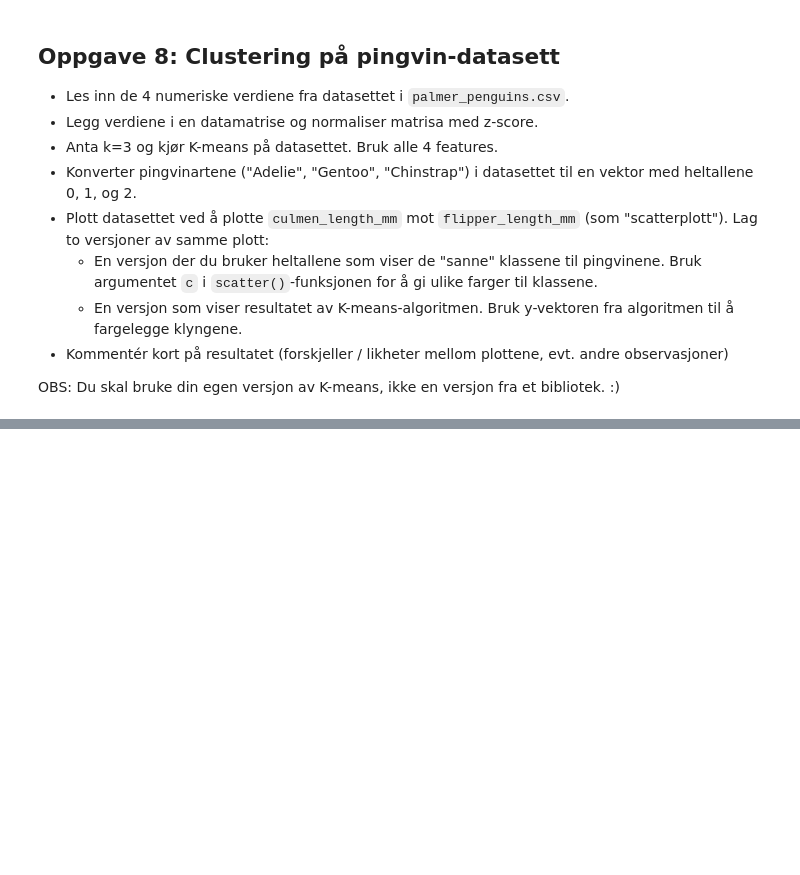
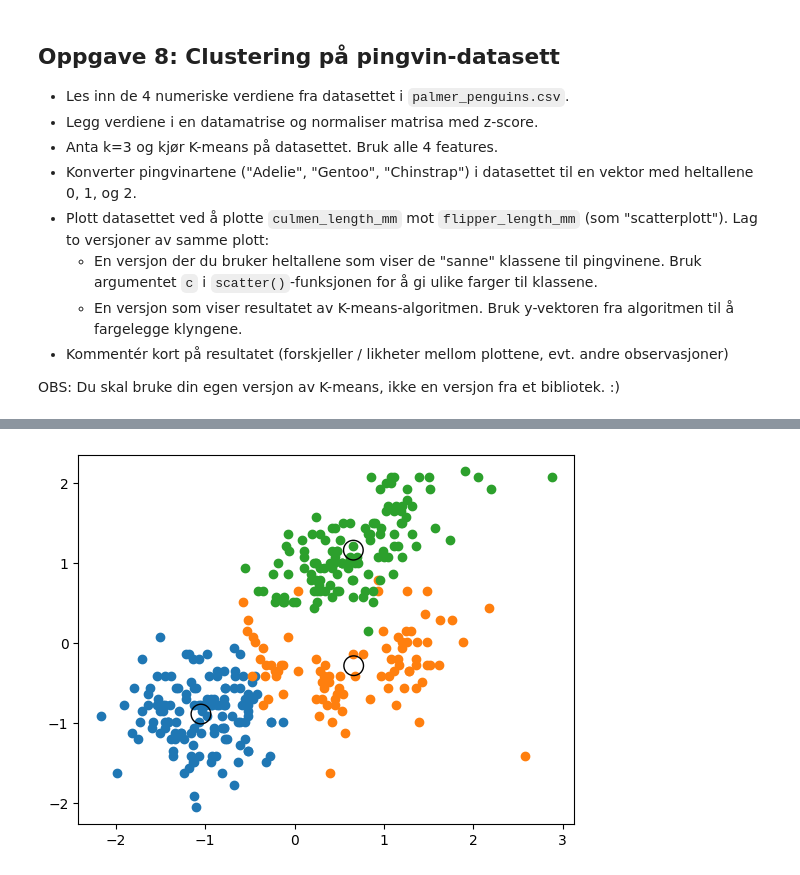
Before and after one commit to eiriktenno/DTE-2602-H24, a Jupyter notebook: ng6_clustering/clustering.ipynb, the cells around one changed output, grey strips where cells are left out. Saved outputs shown, nothing was run; the diff lists cells and outputs as text; code cells hidden in the pictures; blank space fills up the shorter version.

```diff
--- a/ng6_clustering/clustering.ipynb
+++ b/ng6_clustering/clustering.ipynb
@@ -314,8 +314,11 @@ def calculate_new_centroids(X: NDArray, y: NDArray) -> NDArray:
 
     for i in range(k):
         y_k = np.where(y == i)
-        #print(y_k)
-        C[i,:] = np.mean(X[y_k], axis=0)
+
+        if np.all(np.isnan(X[y_k])): # Denne er gjennomført med hjelp fra ChatGPT.
+            C[i,:] = np.full(X.shape[1], np.nan)
+        else:
+            C[i,:] = np.nanmean(X[y_k], axis=0)
     return C
 # %%
 %%ipytest
@@ -519,7 +522,7 @@ def read_from_csv(csv_file_path: Path | str, delimiter: str):
         content = []
         for x in csv_reader:
             content.append(x)
-    return header, content
+    return np.array(header), np.array(content)
 
 def is_number(element):
     try:
@@ -528,32 +531,65 @@ def is_number(element):
     except ValueError:
         return False
 
-def slice_numbers_from_content(header, content, numeric_columns):
-    data = np.array(content)
-
+def check_content_is_in_matrix(header, desired_values):
+    check_list = []
     for i in range(len(header)):
-        if header[i] in numeric_columns:
-            for j in range(len
-            #print((data[:, i]))
-            content[:, i] = (data[:, i])
-    print(content)
+        if header[i] in desired_values:
+            check_list.append(True)
+        else:
+            check_list.append(False)
+    return check_list
 
 
-def normalize_data(header, content_raw):
-    #content = np.array(content_raw, dtype='f')
-    col_length = len(content_raw[0])
-    row_length = len(content_raw)
+def replace_NA(X):
+    for i in range(len(X)):
+        for j in range(len(X[i])):
+            if X[i][j] == 'NA':
+                X[i][j] = np.nan
+    return X
 
-    for i in range(row_length):
-        if type(content_raw[i]) is float:
-            #print(content_raw[i])
-            pass
+
+def normalize_data(X):
+    length = len(X[1,:])
+
+    X = np.array(X, dtype='f')
+
+    for i in range(length):
+        std = np.nanstd(X[:, i])
+        mean = np.nanmean(X[:, i])
+        for z in range(len(X[:, i])):
+            X[:, i][z] = ((X[:, i][z] - mean)/std)
+    return X
 
 header, content = read_from_csv('palmer_penguins.csv', ',')
-numeric_columns = ['culmen_length_mm', 'culmen_depth_mm', 'flipper_length_mm', 'body_mass_g']
-numeric_content = slice_numbers_from_content(header, content, numeric_columns)
-content = normalize_data(header, content)
-#normalize_data(header, content)
-#print(f'HEADER: {header}')
-#print(f'FIRST ROW: {content[0]}')
+numeric_columns = np.array(['culmen_length_mm', 'culmen_depth_mm', 'flipper_length_mm', 'body_mass_g'])
+check_list = check_content_is_in_matrix(header, numeric_columns)
+content = replace_NA(content[:, check_list])
+content = normalize_data(content)
+
+
+k = 3
+maxiter = 100
+y, C = kmeans(content, k, maxiter)
+
+# Gjør om dette til en liste med lister.
+# Basert på k, dersom tid.
+list_0 = content[y == 0]
+list_1 = content[y == 1]
+list_2 = content[y == 2]
+
+plt.scatter(list_0[:, 0], list_0[:, 2])
+plt.scatter(list_1[:, 0], list_1[:, 2])
+plt.scatter(list_2[:, 0], list_2[:, 2])
+#plt.scatter(X_clusters[closest_1, 0], X_clusters[closest_1, 1], label="Closest to c_1")
+
+plt.scatter(
+    C[:, 0],
+    C[:, 2],
+    marker="o",
+    s=200,
+    facecolors="none",
+    edgecolors="k",
+    label="new C",
+)
 # %% [output]
@@ -566,0 +597 @@ content = normalize_data(header, content)
+[figure, added]
```
Also changed, not shown: parts of 6 cells of this notebook, 1 other file.
